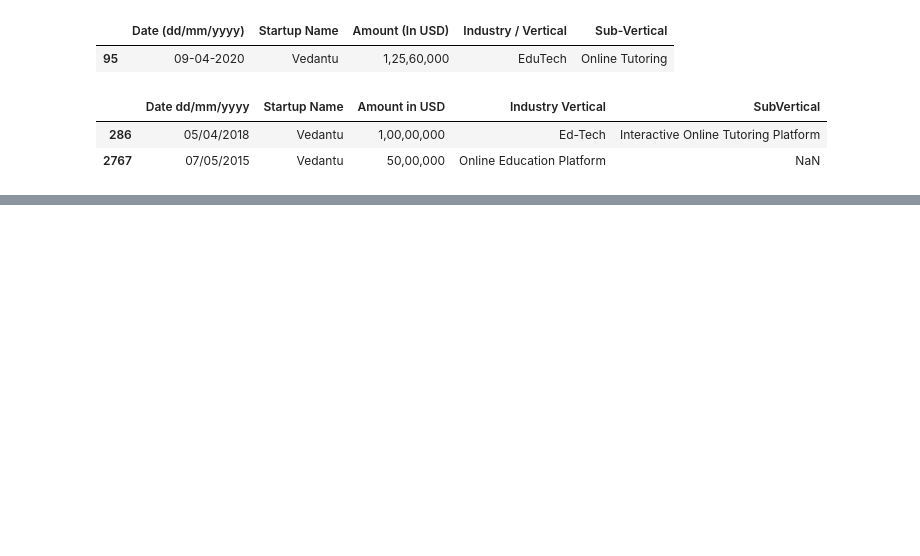
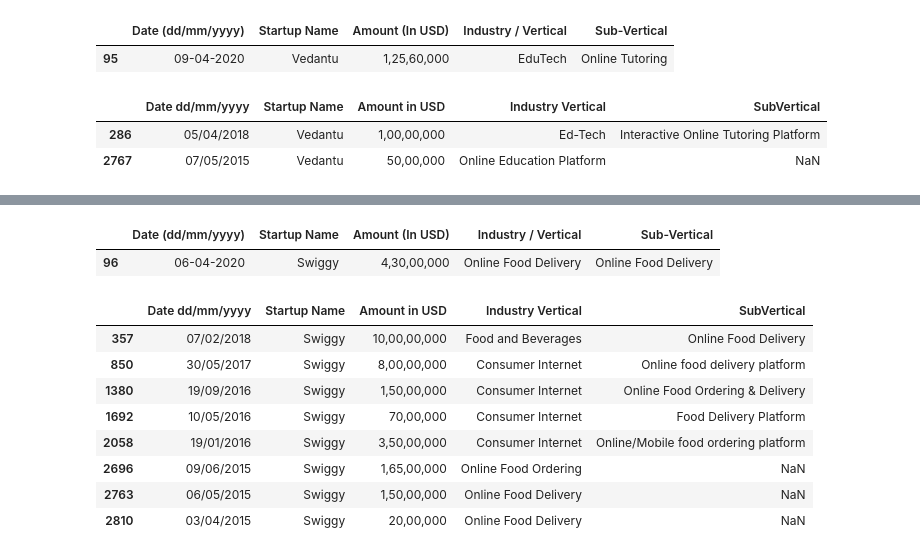
Before and after one commit to rahul9115/internship, a Jupyter notebook: analysis.ipynb, the cells around one changed output, grey strips where cells are left out. Saved outputs shown, nothing was run; the diff lists cells and outputs as text; code cells hidden in the pictures; blank space fills up the shorter version.

```diff
--- a/analysis.ipynb
+++ b/analysis.ipynb
@@ -71,0 +82,21 @@ print(x)
+# %%
+df1=pd.read_csv('merge.csv')
+cdf1=df1.loc[df1['Date (dd/mm/yyyy)']=='06-04-2020']
+cdf1[['Date (dd/mm/yyyy)','Startup Name','Amount (In USD)','Industry / Vertical','Sub-Vertical']]
+# %% [output]
+|  | Date (dd/mm/yyyy) | Startup Name | Amount (In USD) | Industry / Vertical | Sub-Vertical |
+| 96 | 06-04-2020 | Swiggy | 4,30,00,000 | Online Food Delivery | Online Food Delivery |
+# %%
+df=pd.read_csv('startup_funding.csv')
+cdf=df.loc[df['Startup Name']=='Swiggy']
+cdf[['Date dd/mm/yyyy','Startup Name','Amount in USD','Industry Vertical','SubVertical']]
+# %% [output]
+|  | Date dd/mm/yyyy | Startup Name | Amount in USD | Industry Vertical | SubVertical |
+| 357 | 07/02/2018 | Swiggy | 10,00,00,000 | Food and Beverages | Online Food Delivery |
+| 850 | 30/05/2017 | Swiggy | 8,00,00,000 | Consumer Internet | Online food delivery platform |
+| 1380 | 19/09/2016 | Swiggy | 1,50,00,000 | Consumer Internet | Online Food Ordering & Delivery |
+| 1692 | 10/05/2016 | Swiggy | 70,00,000 | Consumer Internet | Food Delivery Platform |
+| 2058 | 19/01/2016 | Swiggy | 3,50,00,000 | Consumer Internet | Online/Mobile food ordering platform |
+| 2696 | 09/06/2015 | Swiggy | 1,65,00,000 | Online Food Ordering | NaN |
+| 2763 | 06/05/2015 | Swiggy | 1,50,00,000 | Online Food Delivery | NaN |
+| 2810 | 03/04/2015 | Swiggy | 20,00,000 | Online Food Delivery | NaN |
```
Also changed, not shown: parts of 5 cells of this notebook.
